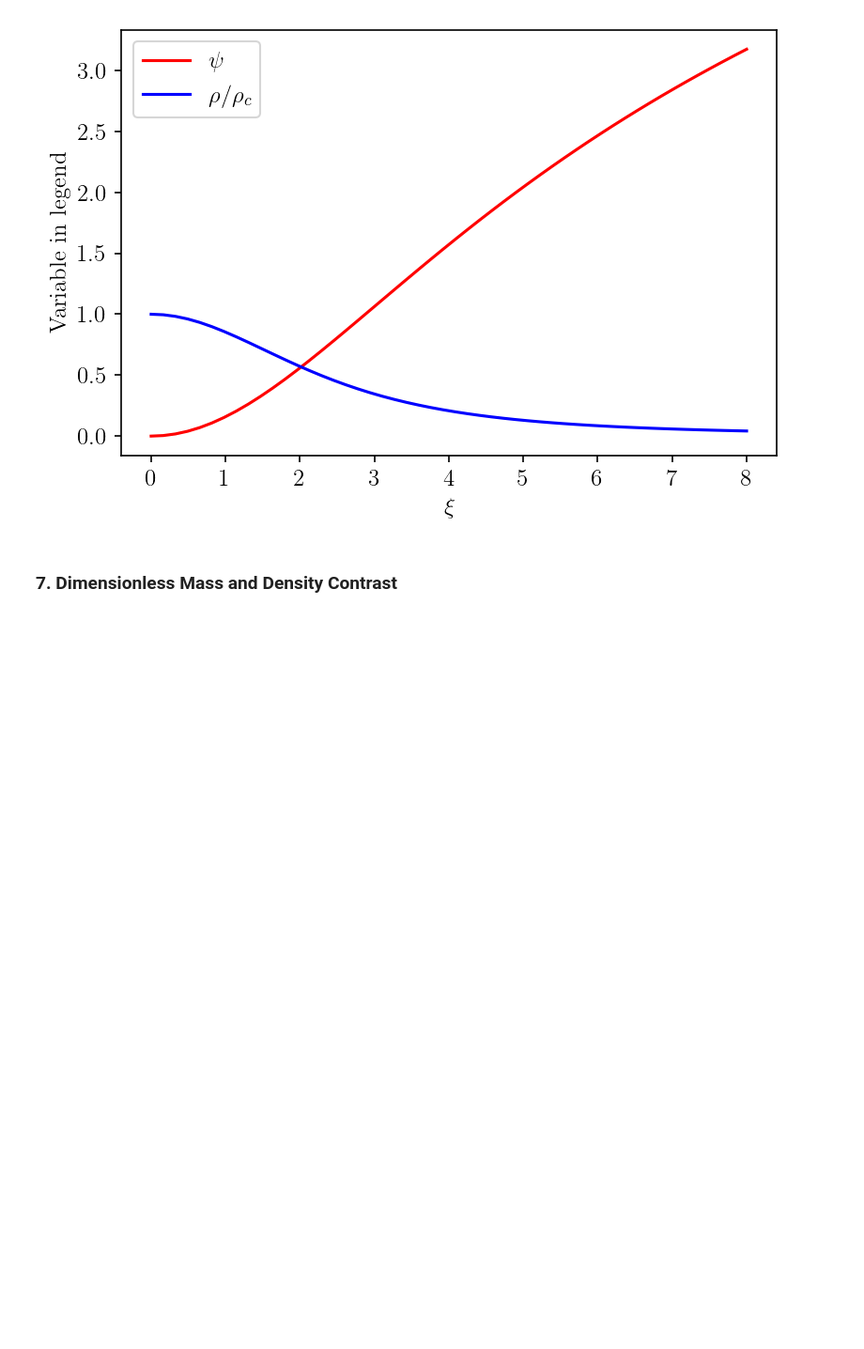
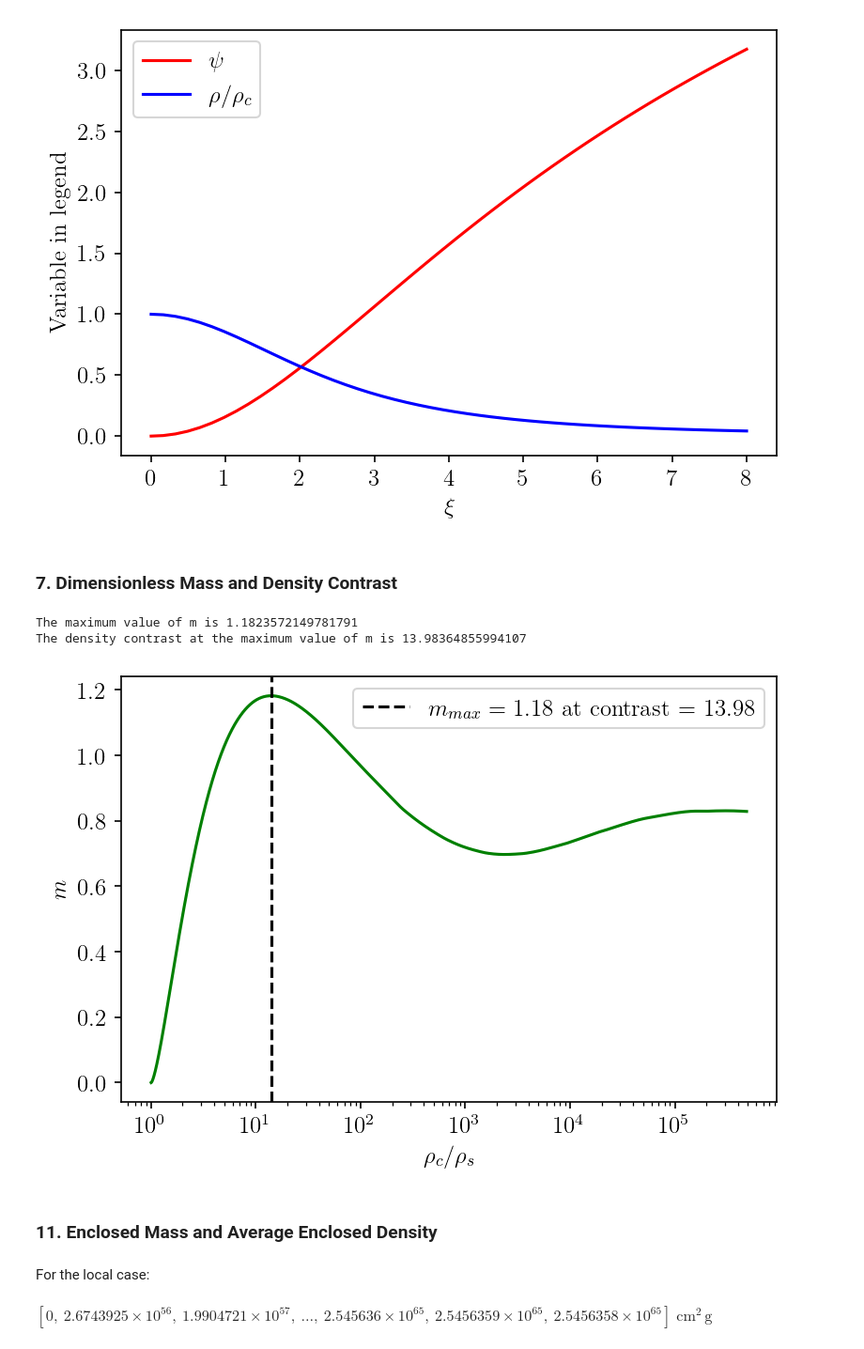
Before and after one commit to abulatek/classes, a Jupyter notebook: ast7939-0701/bulatek_ast7939_ps1.ipynb, the cells around one changed output. Shown: that part at 94% size. Saved outputs shown, nothing was run; the diff lists cells and outputs as text; code cells hidden in the pictures; blank space fills up the shorter version.

```diff
--- a/ast7939-0701/bulatek_ast7939_ps1.ipynb
+++ b/ast7939-0701/bulatek_ast7939_ps1.ipynb
@@ -44,0 +42,29 @@ nondim_contrast = np.exp(-psi_s)
+# %%
+# Need a larger set of xi values
+xi7 = np.linspace(xi0, 1e3, 500000)
+sol7 = solve_ivp(derivatives, t_span = [xi0, 1e3], y0 = [0, 0], t_eval = xi7)
+psi7, psi_prime7 = sol7['y'][0], sol7['y'][1]
+
+contrast = np.exp(psi7) # Typo in part 6 of handout, but I think this version is correct
+m = (xi7**2 * np.exp(-psi7/2) * psi_prime7)/np.sqrt(4.*np.pi)
+# %%
+print("The maximum value of m is", m[np.argmax(m)])
+print("The density contrast at the maximum value of m is", contrast[np.argmax(m)])
+# %% [output]
+The maximum value of m is 1.1823572149781791
+The density contrast at the maximum value of m is 13.98364855994107
+# %%
+fig = plt.figure(dpi = display_dpi)
+plt.plot(contrast, m, color = 'g')
+plt.axvline(contrast[np.argmax(m)], linestyle = '--', color = 'k',
+            label = '$m_{max} = 1.18$ at contrast = 13.98')
+plt.xscale('log')
+plt.xlabel(r'$\rho_c/\rho_s$')
+plt.ylabel('$m$')
+plt.legend()
+plt.savefig("part7.pdf", dpi = 300, facecolor='w', edgecolor='w', bbox_inches='tight')
+plt.show()
+# %% [output]
+[figure, added]
+# %% [markdown]
+### 11. Enclosed Mass and Average Enclosed Density
@@ -44,0 +74,2 @@ nondim_contrast = np.exp(-psi_s)
+# %% [markdown]
+For the local case:
@@ -44,0 +83,4 @@ nondim_contrast = np.exp(-psi_s)
+# %%
+M_enc
+# %% [output]
+$[0,~2.6743925 \times 10^{56},~1.9904721 \times 10^{57},~\dots,~2.545636 \times 10^{65},~2.5456359 \times 10^{65},~2.5456358 \times 10^{65}] \; \mathrm{cm^{2}\,g}$
```
Also changed, not shown: parts of 5 cells of this notebook.
